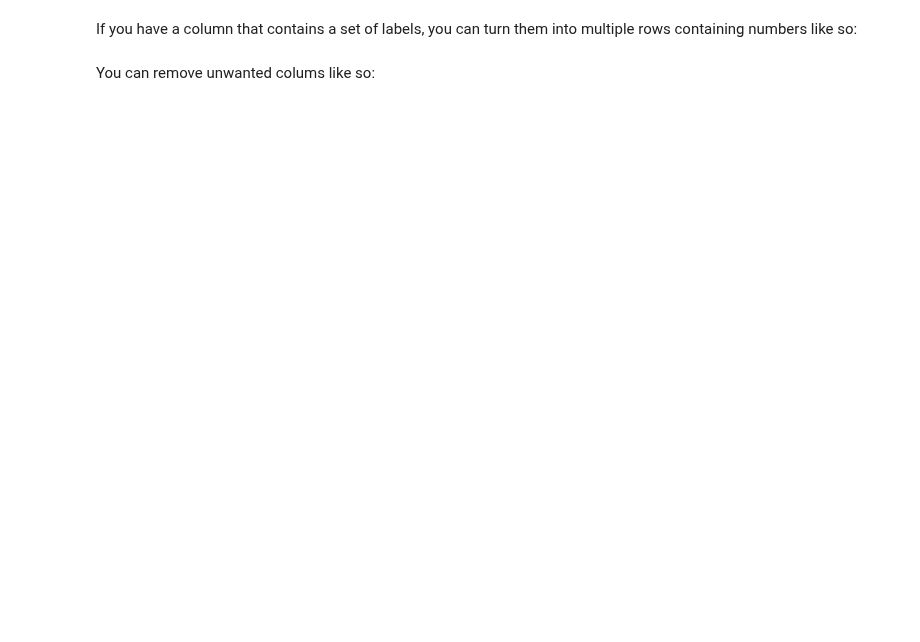
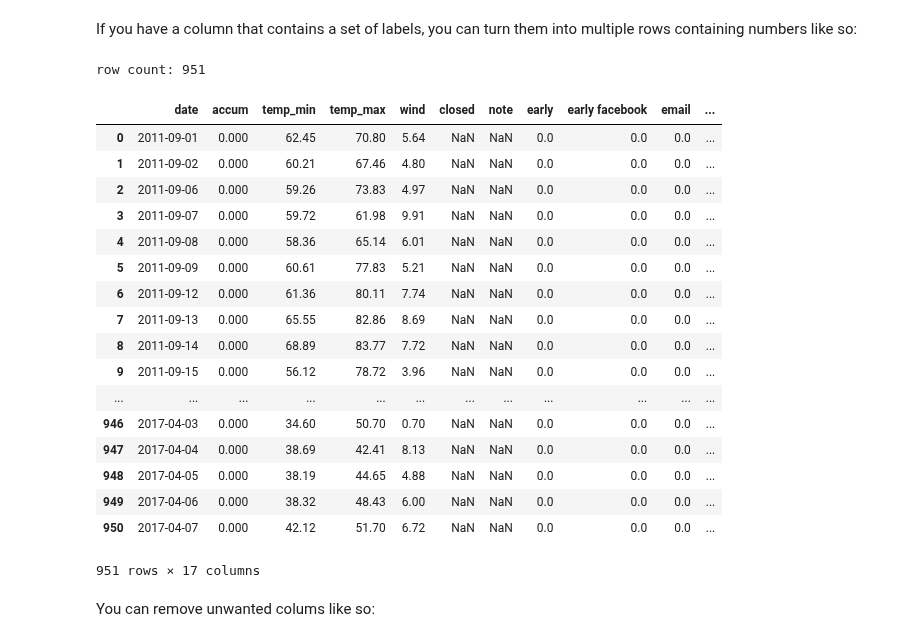
Before and after one commit to colarusso/codingthelaw, a Jupyter notebook: level/6/docs/wrangling.ipynb, the cells around one changed output. Cells and saved outputs as stored; diff of their text form; code cells hidden in the pictures; blank space fills up the shorter version.

```diff
--- a/level/6/docs/wrangling.ipynb
+++ b/level/6/docs/wrangling.ipynb
@@ -297,9 +465,29 @@ If you have a column that contains a set of labels, you can turn them into multi
 # %%
 processed_table = pd.concat([processed_table, pd.get_dummies(processed_table['note'])], axis=1)
 print("row count:",len(processed_table))
-processed_table.head()
+processed_table
 
 # The value for a column will be 1 if the source column contained that label.
+# %% [output]
+row count: 951
+|  | date | accum | temp_min | temp_max | wind | closed | note | early | early facebook | email | ... |
+| 0 | 2011-09-01 | 0.000 | 62.45 | 70.80 | 5.64 | NaN | NaN | 0.0 | 0.0 | 0.0 | ... |
+| 1 | 2011-09-02 | 0.000 | 60.21 | 67.46 | 4.80 | NaN | NaN | 0.0 | 0.0 | 0.0 | ... |
+| 2 | 2011-09-06 | 0.000 | 59.26 | 73.83 | 4.97 | NaN | NaN | 0.0 | 0.0 | 0.0 | ... |
+| 3 | 2011-09-07 | 0.000 | 59.72 | 61.98 | 9.91 | NaN | NaN | 0.0 | 0.0 | 0.0 | ... |
+| 4 | 2011-09-08 | 0.000 | 58.36 | 65.14 | 6.01 | NaN | NaN | 0.0 | 0.0 | 0.0 | ... |
+| 5 | 2011-09-09 | 0.000 | 60.61 | 77.83 | 5.21 | NaN | NaN | 0.0 | 0.0 | 0.0 | ... |
+| 6 | 2011-09-12 | 0.000 | 61.36 | 80.11 | 7.74 | NaN | NaN | 0.0 | 0.0 | 0.0 | ... |
+| 7 | 2011-09-13 | 0.000 | 65.55 | 82.86 | 8.69 | NaN | NaN | 0.0 | 0.0 | 0.0 | ... |
+| 8 | 2011-09-14 | 0.000 | 68.89 | 83.77 | 7.72 | NaN | NaN | 0.0 | 0.0 | 0.0 | ... |
+| 9 | 2011-09-15 | 0.000 | 56.12 | 78.72 | 3.96 | NaN | NaN | 0.0 | 0.0 | 0.0 | ... |
+| ... | ... | ... | ... | ... | ... | ... | ... | ... | ... | ... | ... |
+| 946 | 2017-04-03 | 0.000 | 34.60 | 50.70 | 0.70 | NaN | NaN | 0.0 | 0.0 | 0.0 | ... |
+| 947 | 2017-04-04 | 0.000 | 38.69 | 42.41 | 8.13 | NaN | NaN | 0.0 | 0.0 | 0.0 | ... |
+| 948 | 2017-04-05 | 0.000 | 38.19 | 44.65 | 4.88 | NaN | NaN | 0.0 | 0.0 | 0.0 | ... |
+| 949 | 2017-04-06 | 0.000 | 38.32 | 48.43 | 6.00 | NaN | NaN | 0.0 | 0.0 | 0.0 | ... |
+| 950 | 2017-04-07 | 0.000 | 42.12 | 51.70 | 6.72 | NaN | NaN | 0.0 | 0.0 | 0.0 | ... |
+951 rows × 17 columns
 # %% [markdown]
 You can remove unwanted colums like so:
 # %%
```
Also changed, not shown: parts of 50 cells of this notebook, 11 other files.
